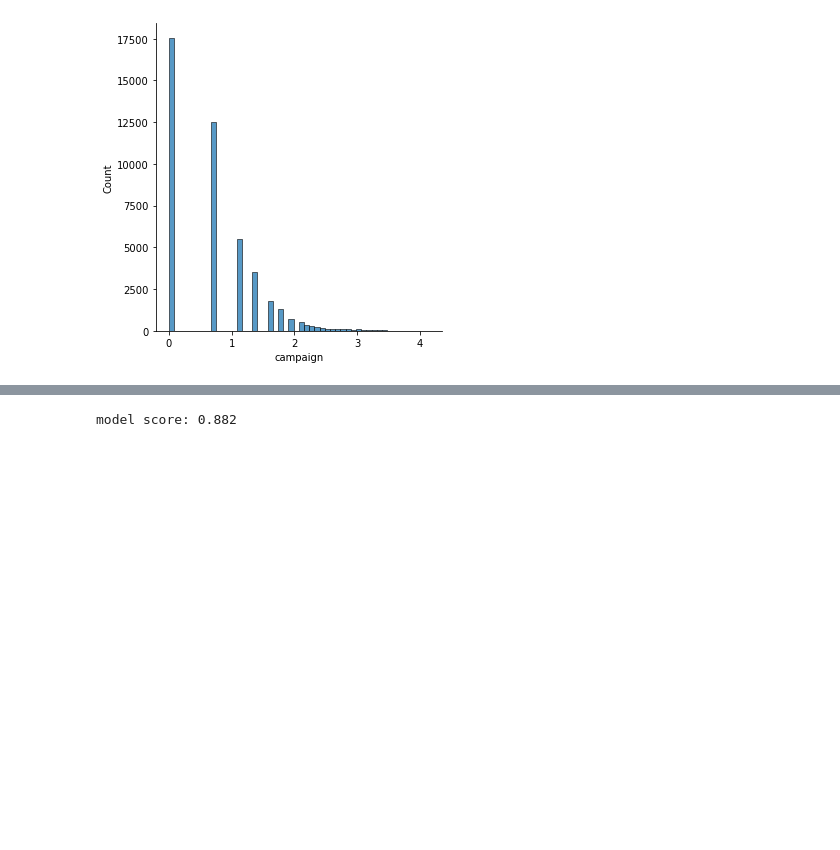
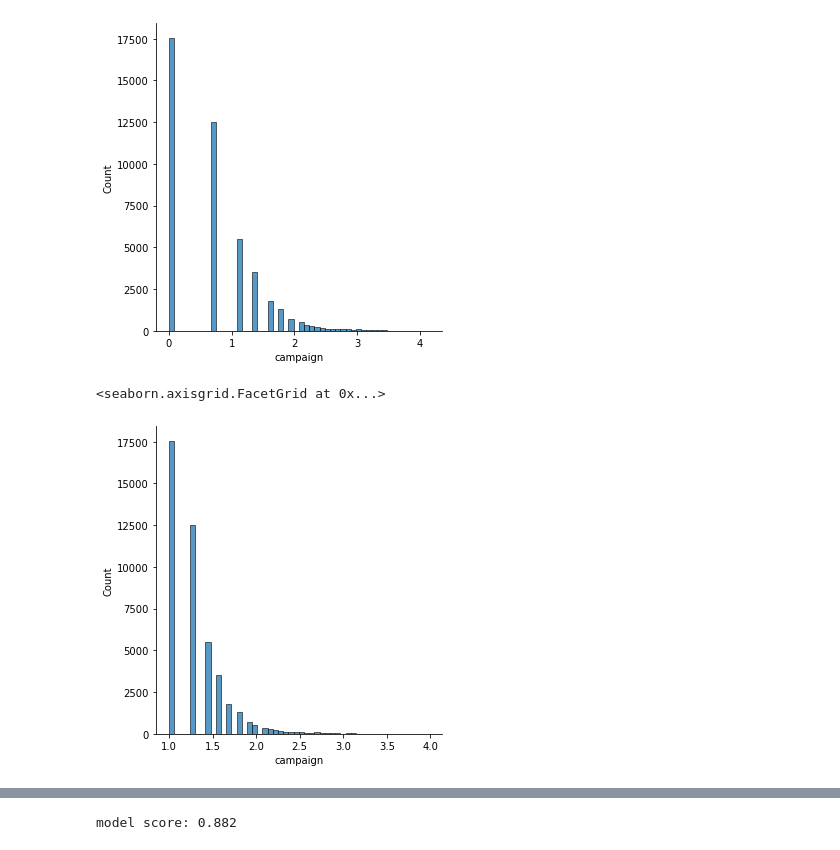
Before and after one commit to AthimetA/FRA503_HW_ML, a Jupyter notebook: HW1-ML.ipynb, the cells around one changed output, grey strips where cells are left out. Saved outputs shown, nothing was run; the diff lists cells and outputs as text; code cells hidden in the pictures; blank space fills up the shorter version.

```diff
--- a/HW1-ML.ipynb
+++ b/HW1-ML.ipynb
@@ -78,6 +77,12 @@ sns.displot(df_campaign_log, bins=50)
 # %% [output]
 <seaborn.axisgrid.FacetGrid at 0x...>
 [figure]
+# %%
+df_campaign_cube = np.cbrt(df['campaign'])
+sns.displot(df_campaign_cube, bins=50)
+# %% [output]
+<seaborn.axisgrid.FacetGrid at 0x...>
+[figure, added]
 # %%
 sns.catplot(x= 'y',y='campaign', data=df) # plot relationship between data
 # %% [output]
```
Also changed, not shown: parts of 2 cells of this notebook.
